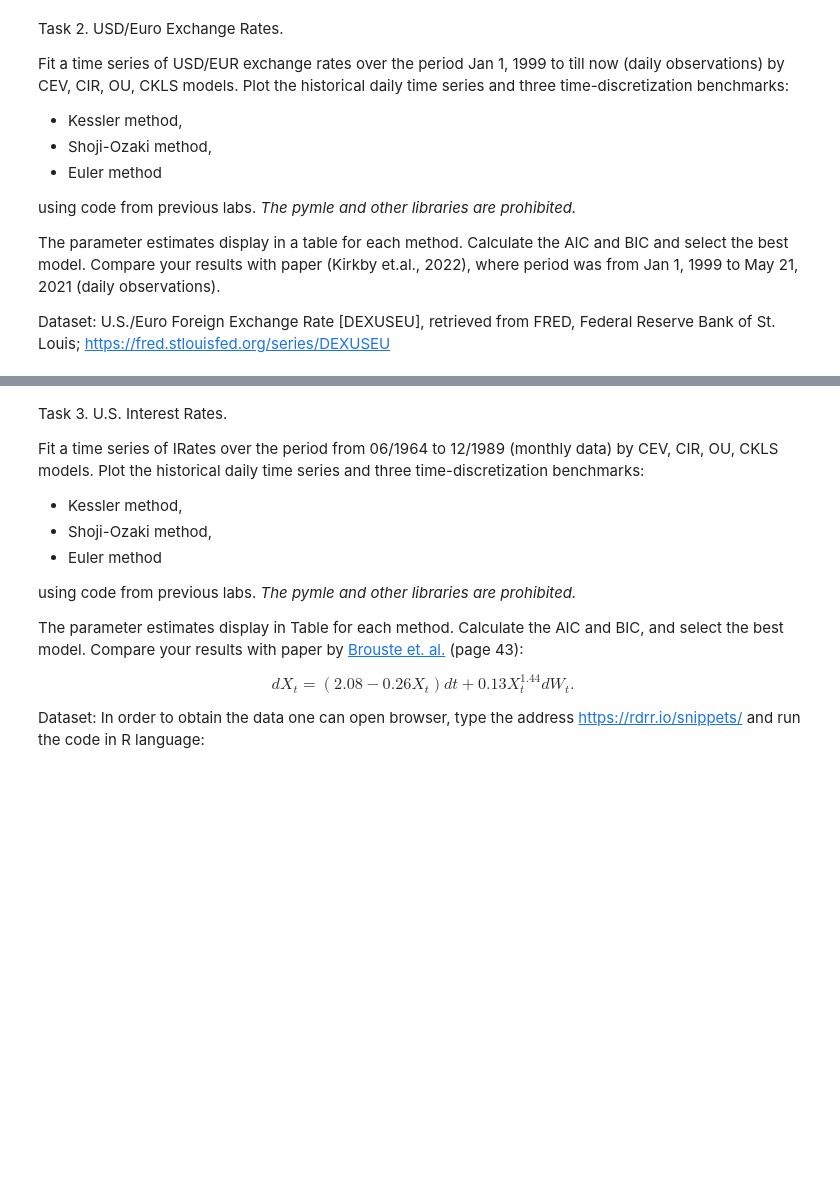
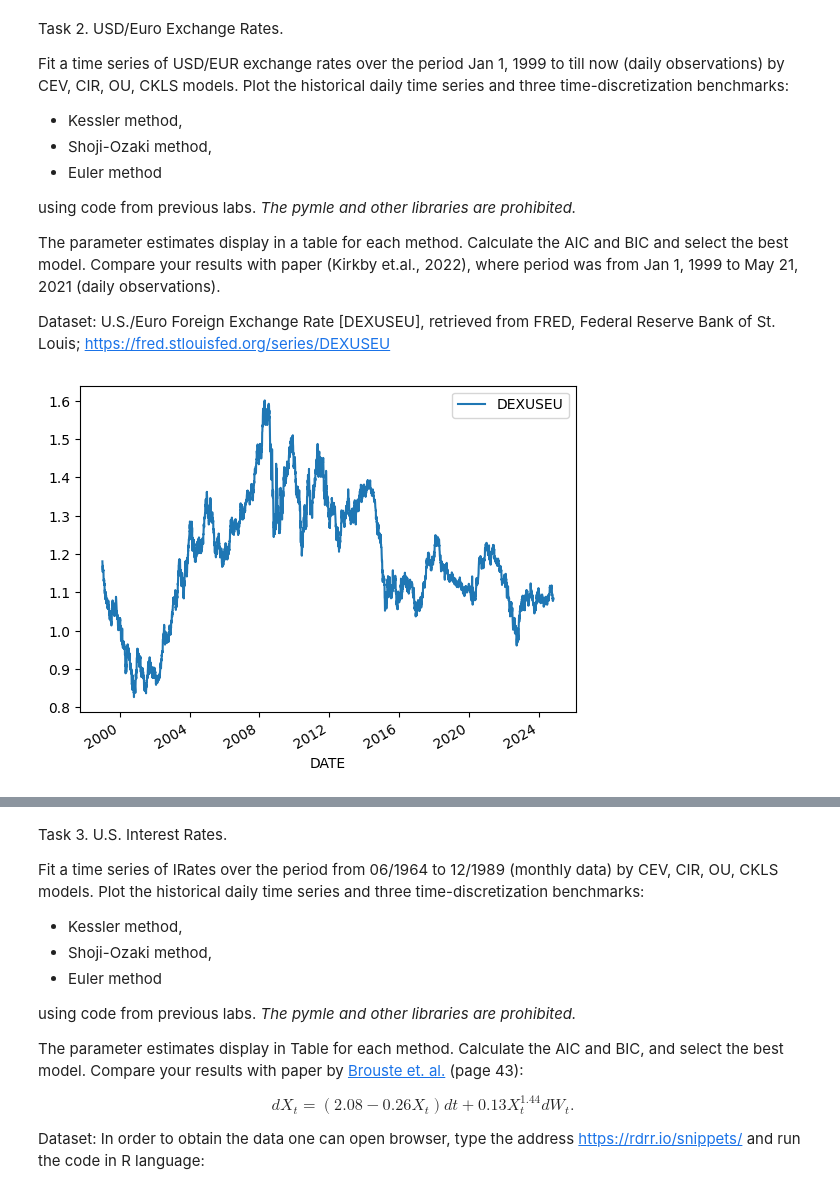
Before and after one commit to seri4ka/spp, a Jupyter notebook: Lab_final_SSP.ipynb, the cells around one changed output, grey strips where cells are left out. Cells and saved outputs as stored; diff of their text form; code cells hidden in the pictures; blank space fills up the shorter version.

```diff
--- a/Lab_final_SSP.ipynb
+++ b/Lab_final_SSP.ipynb
@@ -523,4 +840,12 @@ The parameter estimates display in a table for each method. Calculate the AIC an
 Dataset: U.S./Euro Foreign Exchange Rate [DEXUSEU], retrieved from FRED, Federal Reserve Bank of St. Louis;
 https://fred.stlouisfed.org/series/DEXUSEU
 # %%
-# your code
+dexuseu = pd.read_csv('DEXUSEU.csv')
+dexuseu.index = pd.to_datetime(dexuseu['DATE'])
+dexuseu.drop(columns=['DATE'])
+dexuseu = dexuseu[dexuseu['DEXUSEU'] != '.']
+dexuseu['DEXUSEU'] = dexuseu['DEXUSEU'].astype('Float64')
+dexuseu.plot()
+plt.show()
+# %% [output]
+[figure, added]
```
Also changed, not shown: parts of 31 cells of this notebook, 3 other files.
